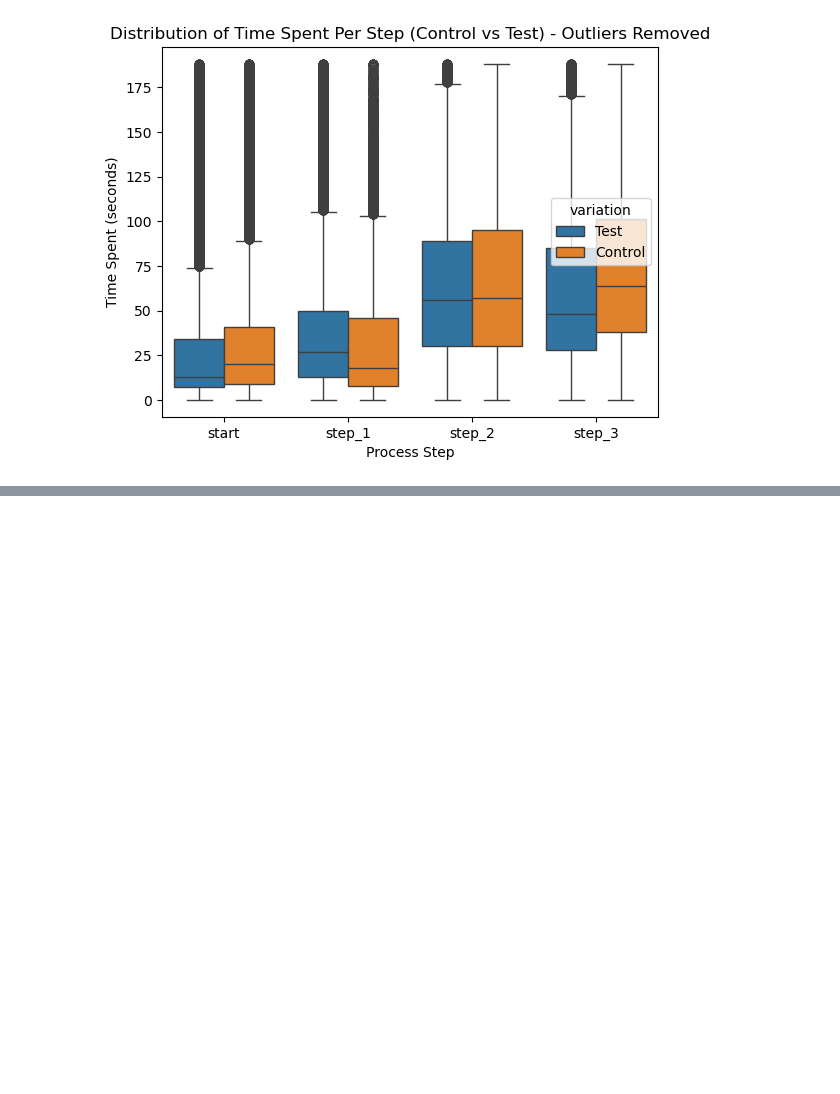
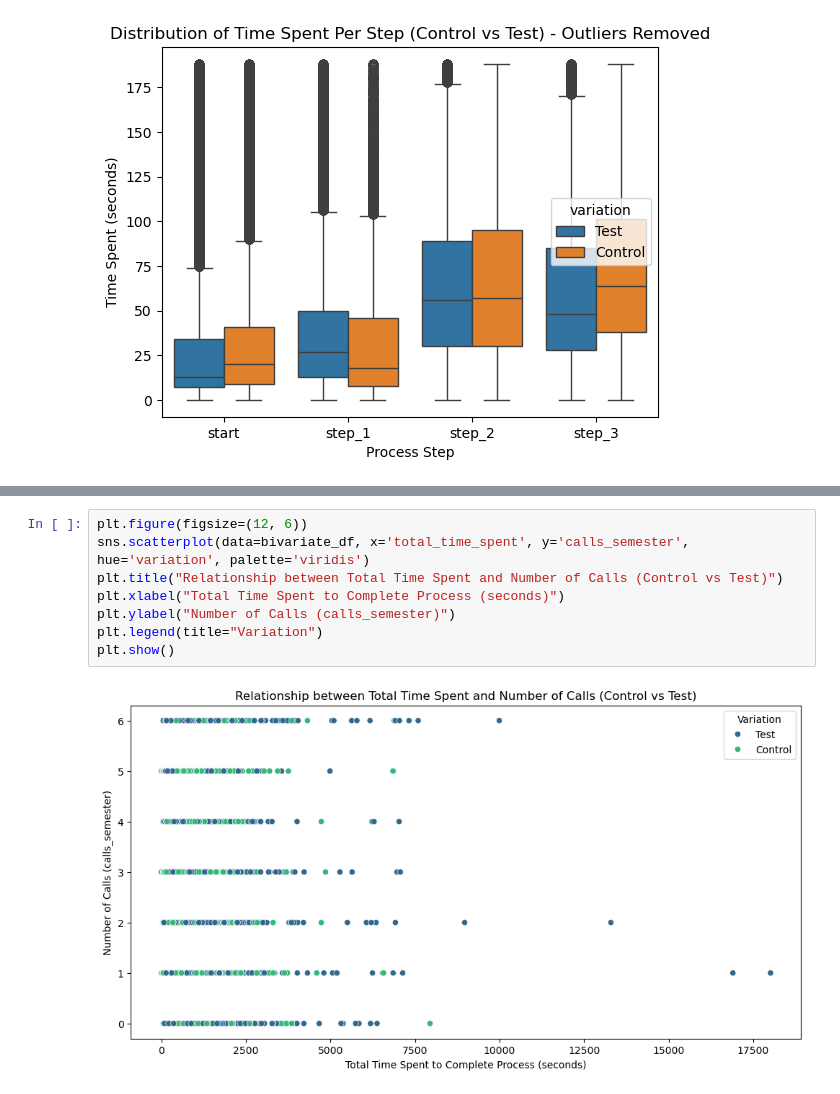
Before and after one commit to NancyEzzeddine/Vanguard-AB-TEST, a Jupyter notebook: ABITESTING_data.ipynb, the cells around one changed output, grey strips where cells are left out. Drawn from its saved outputs; the diff is of its cells as text; blank space fills up the shorter version.

```diff
--- a/ABITESTING_data.ipynb
+++ b/ABITESTING_data.ipynb
@@ -265,0 +468,10 @@ sns.pointplot(
+# %%
+plt.figure(figsize=(12, 6))
+sns.scatterplot(data=bivariate_df, x='total_time_spent', y='calls_semester', hue='variation', palette='viridis')
+plt.title("Relationship between Total Time Spent and Number of Calls (Control vs Test)")
+plt.xlabel("Total Time Spent to Complete Process (seconds)")
+plt.ylabel("Number of Calls (calls_semester)")
+plt.legend(title="Variation")
+plt.show()
+# %% [output]
+[figure, added]
```
Also changed, not shown: parts of 26 cells of this notebook.
